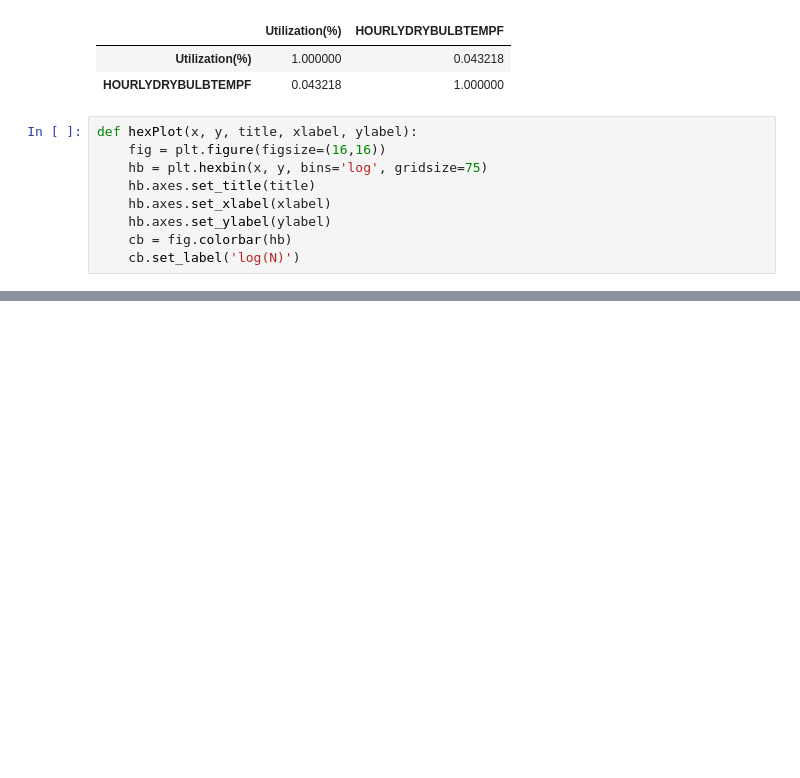
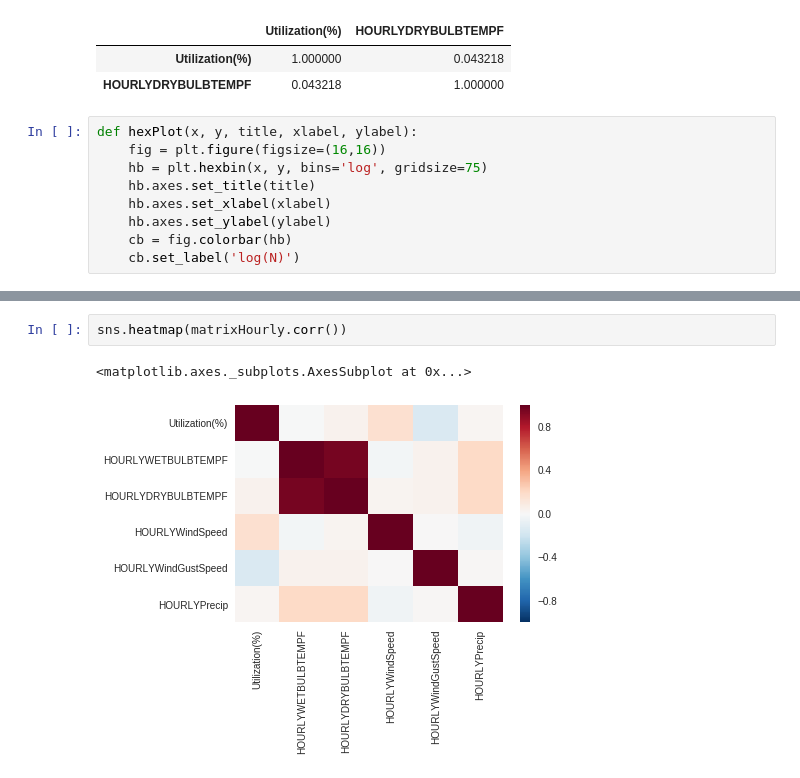
Before and after one commit to UNCG-CSE/Library-Computer-Usage-Analysis, a Jupyter notebook: src/UsageVsWeather.ipynb, the cells around one changed output, grey strips where cells are left out. Saved outputs shown, nothing was run; the diff lists cells and outputs as text; blank space fills up the shorter version.

Commit message:
Add cross-correlation heatmap of individual computer utilization and weather data.

```diff
--- a/src/UsageVsWeather.ipynb
+++ b/src/UsageVsWeather.ipynb
@@ -199,0 +209,5 @@ memory usage: 152.0 MB
+# %%
+sns.heatmap(matrixHourly.corr())
+# %% [output]
+<matplotlib.axes._subplots.AxesSubplot at 0x...>
+[figure, added]
```
Also changed, not shown: parts of 8 cells of this notebook, 1 other file.
